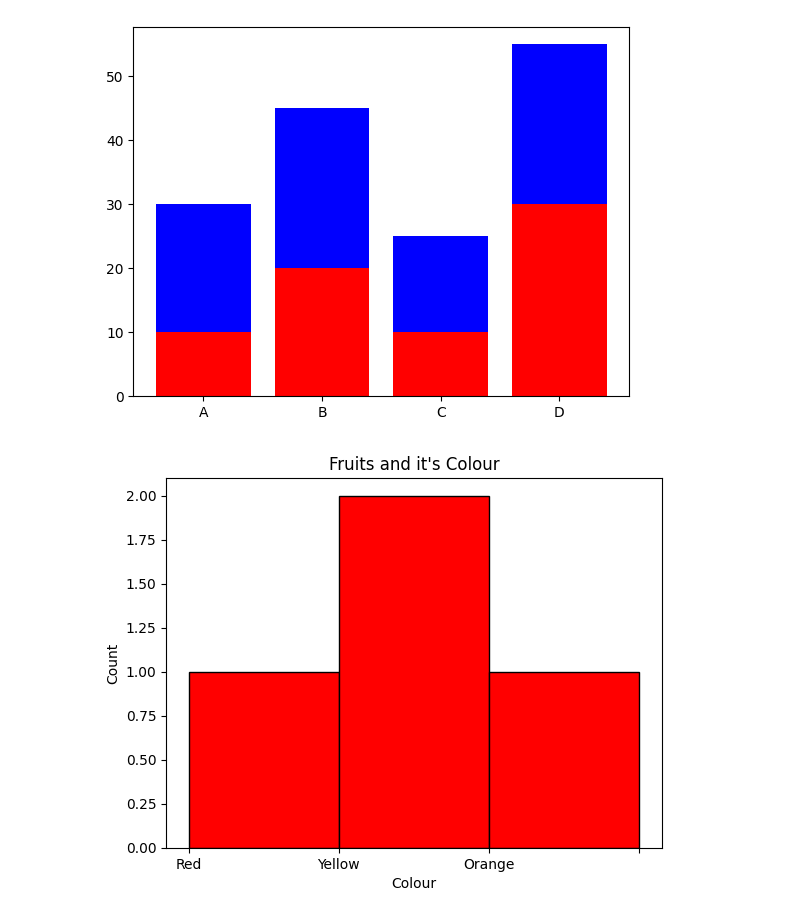
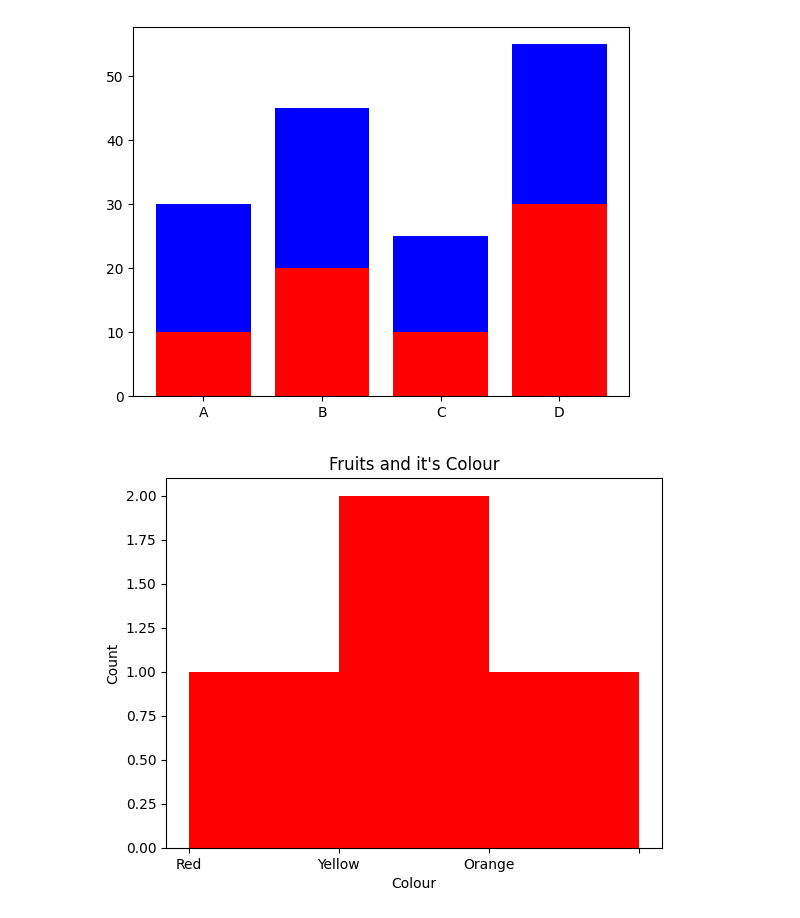
Before and after one commit to SrijaG29/libraries-practice, a Jupyter notebook: Matplotlib.ipynb, the cells around one changed output. Saved outputs shown, nothing was run; the diff lists cells and outputs as text; code cells hidden in the pictures.

```diff
--- a/Matplotlib.ipynb
+++ b/Matplotlib.ipynb
@@ -226,13 +253,14 @@ plt.show()
 # %%
 d = {'Fruits':['Apple','Mango','Banana','Orange'],
      'Colour':['Red','Yellow','Yellow','Orange']}
 bins=[0,1,2,3]
 df = pd.DataFrame(d,index=['Prod1','Prod2','Prod3','Prod4'])
-plt.hist(df['Colour'],bins=bins,color='red',edgecolor='black',linewidth=1)
+plt.hist(df['Colour'],bins=bins,color='red')
+# ,edgecolor='black',linewidth=1
 plt.title('Fruits and it\'s Colour')
 plt.xlabel('Colour')
 plt.ylabel('Count')
 plt.xticks(bins)
 plt.show()
 # %% [output]
-[figure, old version]
+[figure, new version]
```
Also changed, not shown: parts of 24 cells of this notebook.
